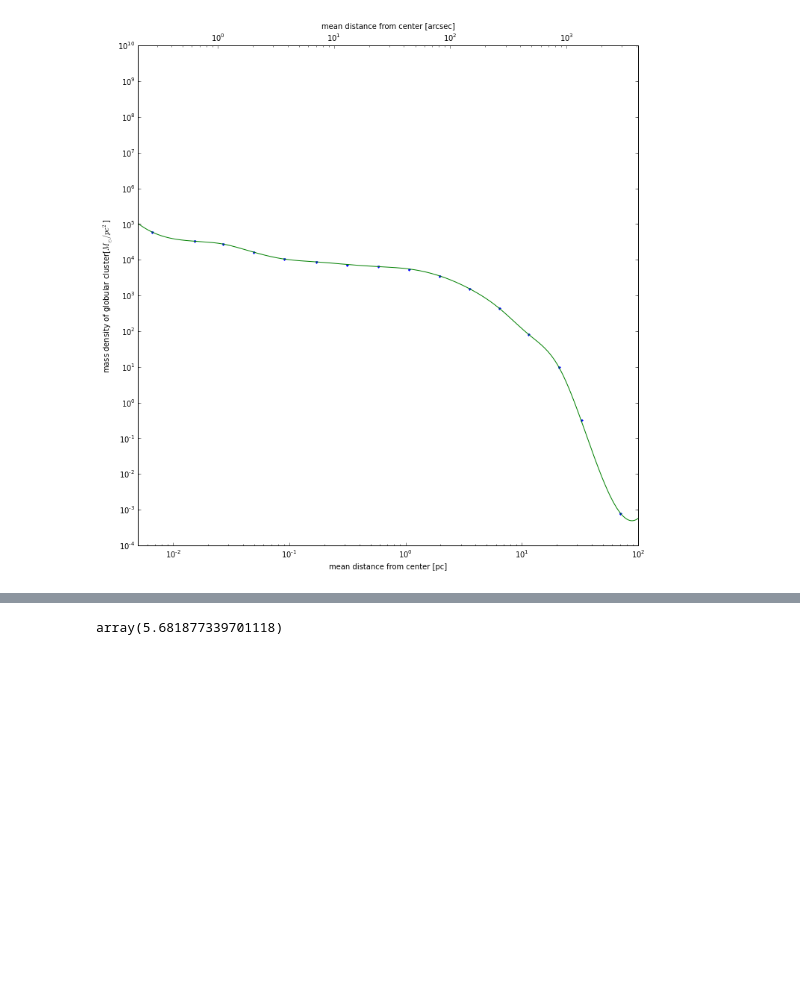
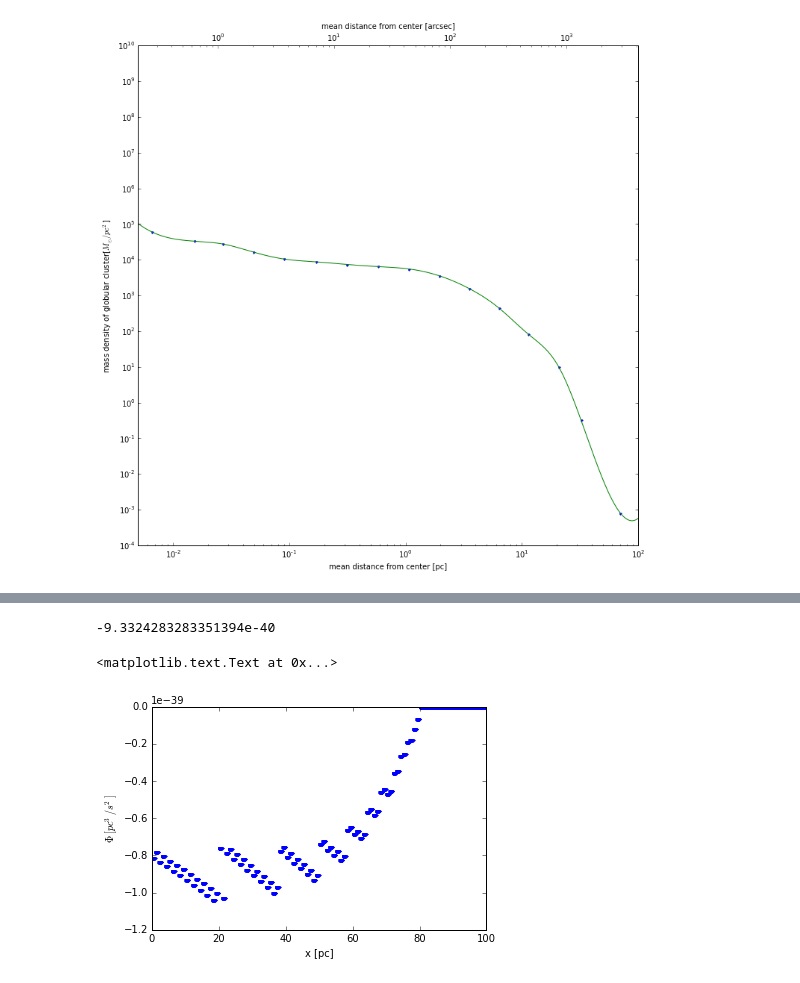
Before and after one commit to sophialilleengen/GC_actions, a Jupyter notebook: density profile 3d log numerical integration to potential without imbh.ipynb, the cells around one changed output, grey strips where cells are left out. Cells and saved outputs as stored; diff of their text form; code cells hidden in the pictures; blank space fills up the shorter version.

```diff
--- a/density profile 3d log numerical integration to potential without imbh.ipynb
+++ b/density profile 3d log numerical integration to potential without imbh.ipynb
@@ -107,8 +93,0 @@ def rho_integral(x):
-# %%
-part2=np.zeros(50)
-x_val=np.zeros(50)
-rss_2=8e1
-rss_1=6e-3
-for i in range(n):
-    x_val[i]=(rss_2-rss_1)/2.*x_i[i]+(rss_1+rss_2)/2.
-    part2[i]=w_i[i]*rho_integral(x_val[i])*x_val[i]**2.
@@ -119,4 +94,43 @@ np.sum(part2)
-# %%
-s(2)
-# %% [output]
-array(5.681877339701118)
+# %%
+#G in pc^3/(kg*s^2)
+m_3=un.m*un.m*un.m/(un.kg*un.s*un.s)
+pc_3=un.pc**3/(un.kg*un.s**2)
+G=m_3.to(pc_3)
+# %%
+#einfach s(x) benutzen
+def potential(r):
+    sum1=np.zeros(n)
+    sum2=np.zeros(n)
+    infty=100 #pc
+    x1=(r/2)*x_i+r/2
+    x2=((infty-r)/2)*x_i+(infty+r)/2
+    for i in range(n):
+        if x1[i]<=80:
+            s1=s(x1[i])
+        else:
+            s1=1e-4
+        if x2[i]<=80:
+            s2=s(x2[i])
+        else:
+            s2=1e-4
+        sum1[i]=np.sum(w_i[i]*x1[i]**2*s1)
+        sum2[i]=np.sum(w_i[i]*x2[i]*s2)
+    sum_1=np.sum(sum1)
+    sum_2=np.sum(sum2)
+    return -4*np.pi*G*(1/2*sum_1+(infty-r)/2*sum_2)
+# %%
+potential(10)
+# %% [output]
+-9.3324283283351394e-40
+# %%
+Pot=np.zeros(1000)
+for i in range(1000):
+    Pot[i]=potential(i/10)
+# %%
+x=np.arange(0,100,0.1)
+plt.plot(x,Pot,'.')
+plt.xlabel('x [pc]')
+plt.ylabel('$\Phi\ [pc^3/s^2]$')
+# %% [output]
+<matplotlib.text.Text at 0x...>
+[figure, added]
```
Also changed, not shown: parts of 6 cells of this notebook.
